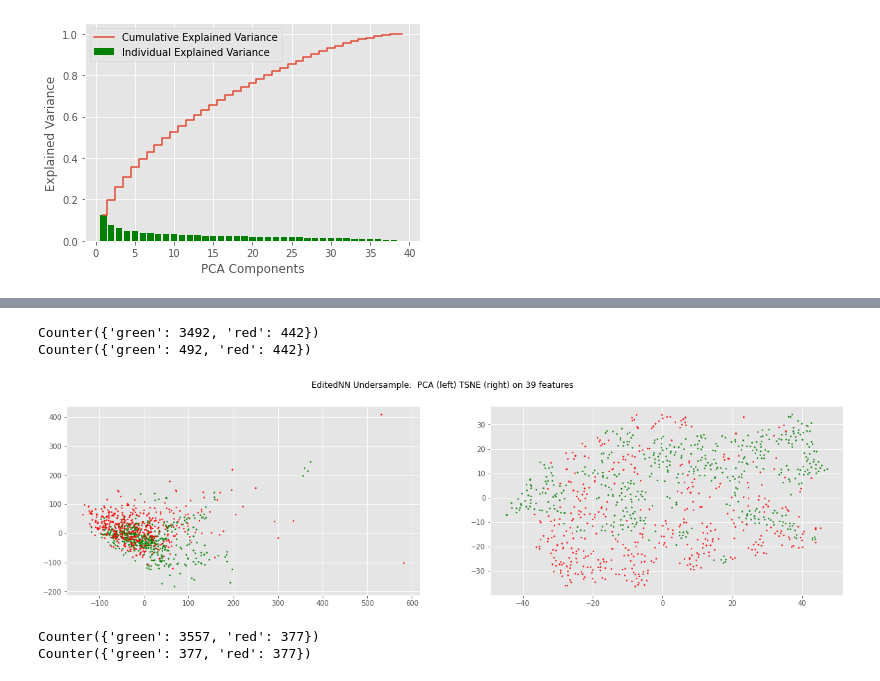
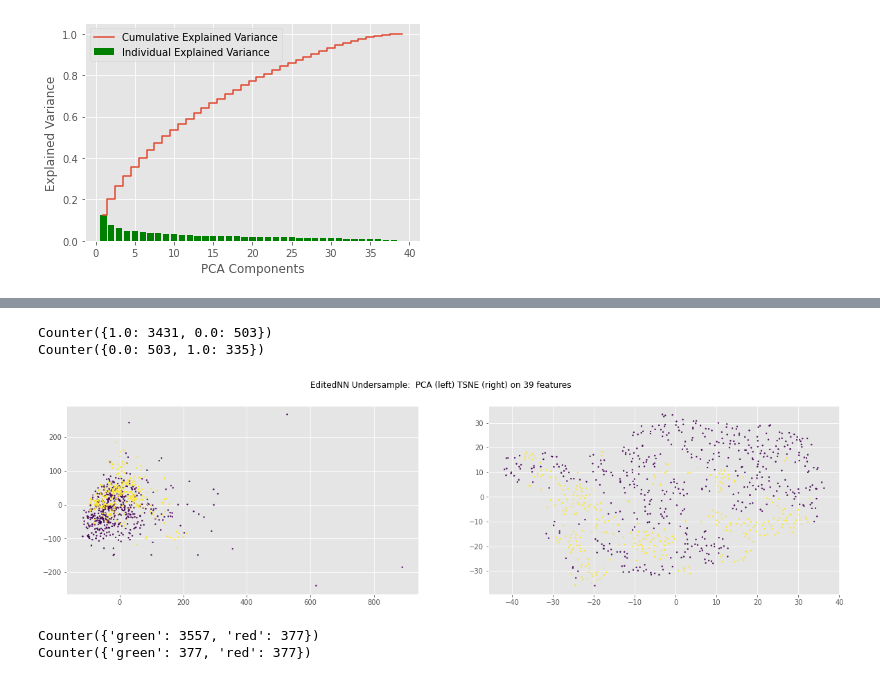
Before and after one commit to orientino/ml4cad, a Jupyter notebook: data_cluster.ipynb, the cells around one changed output, grey strips where cells are left out. Cells and saved outputs as stored; diff of their text form; code cells hidden in the pictures.

```diff
--- a/data_cluster.ipynb
+++ b/data_cluster.ipynb
@@ -38,7 +38,7 @@ df_train = pd.read_csv(f"data/{years}y/train.csv", index_col=0).to_numpy()
 df_valid = pd.read_csv(f"data/{years}y/valid.csv", index_col=0).to_numpy()
 X_train, y_train = df_train[:, :-1], df_train[:, -1]
 X_valid, y_valid = df_valid[:, :-1], df_valid[:, -1]
-y_train = ["red" if y == 0 else "green" for y in y_train]
+# y_train = ["red" if y == 0 else "green" for y in y_train]
 
 # # numerical_features = list(range(8))
 # numerical_features = list(range(8))+list(range(20, 24))
@@ -138,15 +138,15 @@ Counter({'green': 485, 'red': 442})
 # %%
 undersample = EditedNearestNeighbours(n_neighbors=30)
 X_u, y_u = undersample.fit_resample(X_train, y_train)
 print(Counter(y_train))
 print(Counter(y_u))
 
 plot_pca_tsne(X_u, y_u, name="EditedNN Undersample: ")
-save_undersample_dataset(X_u, y_u, "train_ENN.csv")
+# save_undersample_dataset(X_u, y_u, "train_ENN.csv")
 # %% [output]
-Counter({'green': 3492, 'red': 442})
-Counter({'green': 492, 'red': 442})
+Counter({1.0: 3431, 0.0: 503})
+Counter({0.0: 503, 1.0: 335})
-[figure, old version]
+[figure, new version]
 # %%
 undersample = ClusterCentroids()
 X_u, y_u = undersample.fit_resample(X, y_train)
```
Also changed, not shown: parts of 3 cells of this notebook, 5 other files.
